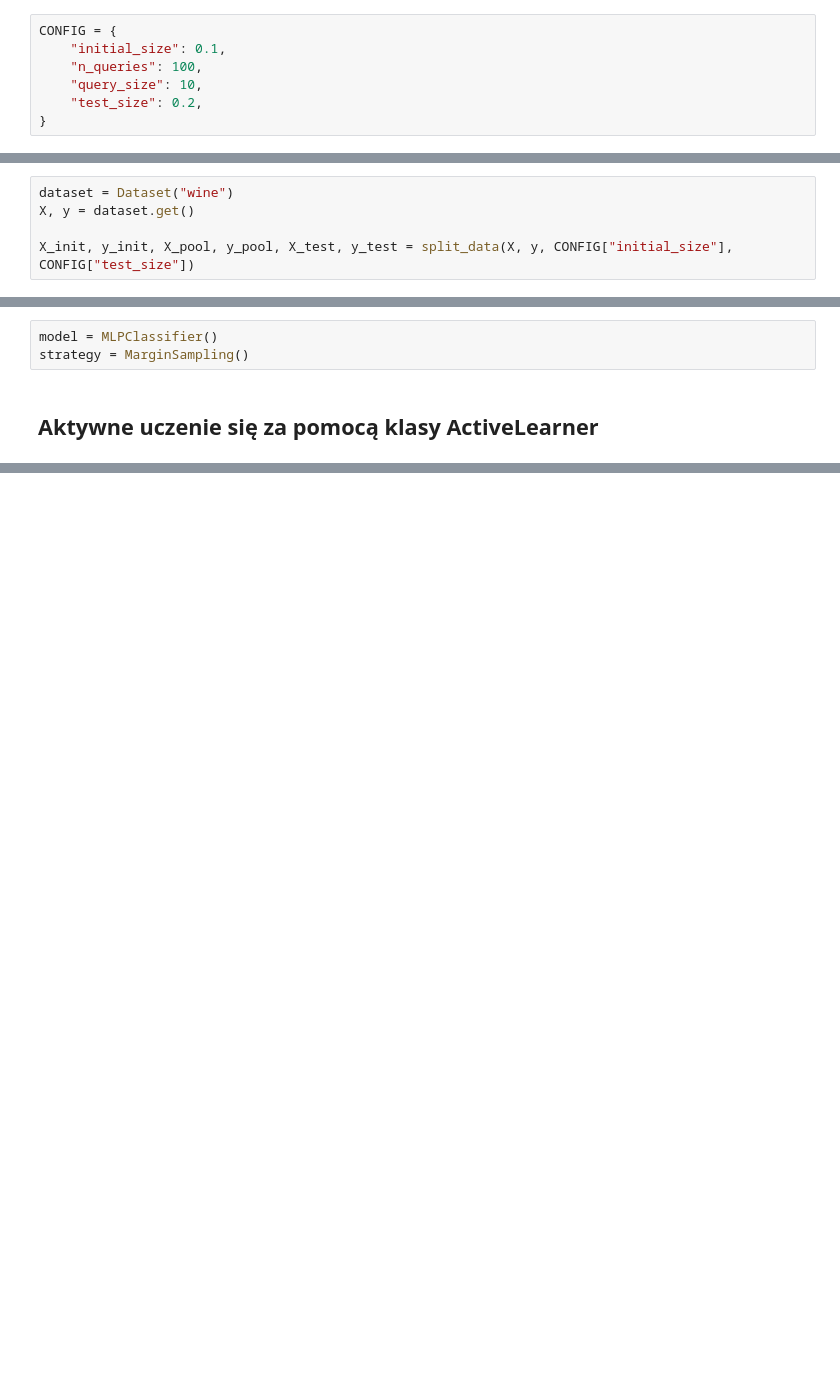
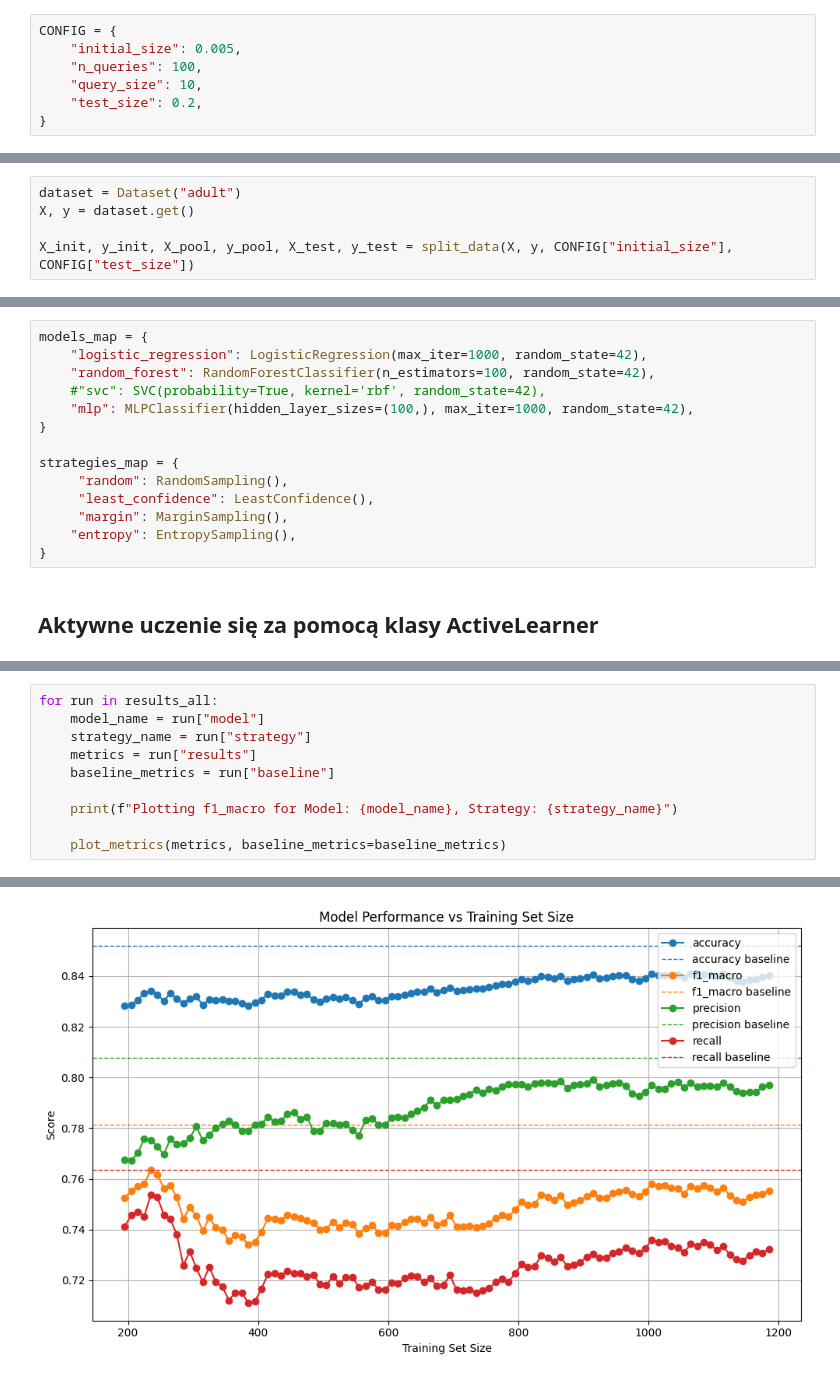
Before and after one commit to mateusztobiasz/zum, a Jupyter notebook: main.ipynb, the cells around one changed output, grey strips where cells are left out. Drawn from its saved outputs; the diff is of its cells as text; blank space fills up the shorter version.

Commit message:
Models, Datasets, plots

```diff
--- a/main.ipynb
+++ b/main.ipynb
@@ -11,7 +18,7 @@ from train import ActiveLearner
 ## Konfiguracja hiperparametrów
 # %%
 CONFIG = {
-    "initial_size": 0.1,
+    "initial_size": 0.005,
     "n_queries": 100,
     "query_size": 10,
     "test_size": 0.2,
@@ -19,7 +26,7 @@ CONFIG = {
 # %% [markdown]
 ## Wczytanie zbioru danych i podział
 # %%
-dataset = Dataset("wine")
+dataset = Dataset("adult")
 X, y = dataset.get()
 
 X_init, y_init, X_pool, y_pool, X_test, y_test = split_data(X, y, CONFIG["initial_size"], CONFIG["test_size"])
@@ -31,6 +35,17 @@ X_init, y_init, X_pool, y_pool, X_test, y_test = split_data(X, y, CONFIG["initia
 # %%
-model = MLPClassifier()
-strategy = MarginSampling()
+models_map = {
+    "logistic_regression": LogisticRegression(max_iter=1000, random_state=42),
+    "random_forest": RandomForestClassifier(n_estimators=100, random_state=42),
+    #"svc": SVC(probability=True, kernel='rbf', random_state=42),
+    "mlp": MLPClassifier(hidden_layer_sizes=(100,), max_iter=1000, random_state=42),
+}
+
+strategies_map = {
+     "random": RandomSampling(),
+     "least_confidence": LeastConfidence(),
+     "margin": MarginSampling(),
+    "entropy": EntropySampling(),
+}
 # %% [markdown]
 ## Aktywne uczenie się za pomocą klasy ActiveLearner
 # %%
@@ -41,0 +101,11 @@ print(results)
+# %%
+for run in results_all:
+    model_name = run["model"]
+    strategy_name = run["strategy"]
+    metrics = run["results"]
+    baseline_metrics = run["baseline"]
+
+    print(f"Plotting f1_macro for Model: {model_name}, Strategy: {strategy_name}")
+
+    plot_metrics(metrics, baseline_metrics=baseline_metrics)
+# %% [output]
@@ -41,0 +113 @@ print(results)
+[figure, added]
```
Also changed, not shown: parts of 6 cells of this notebook, 4 other files.
